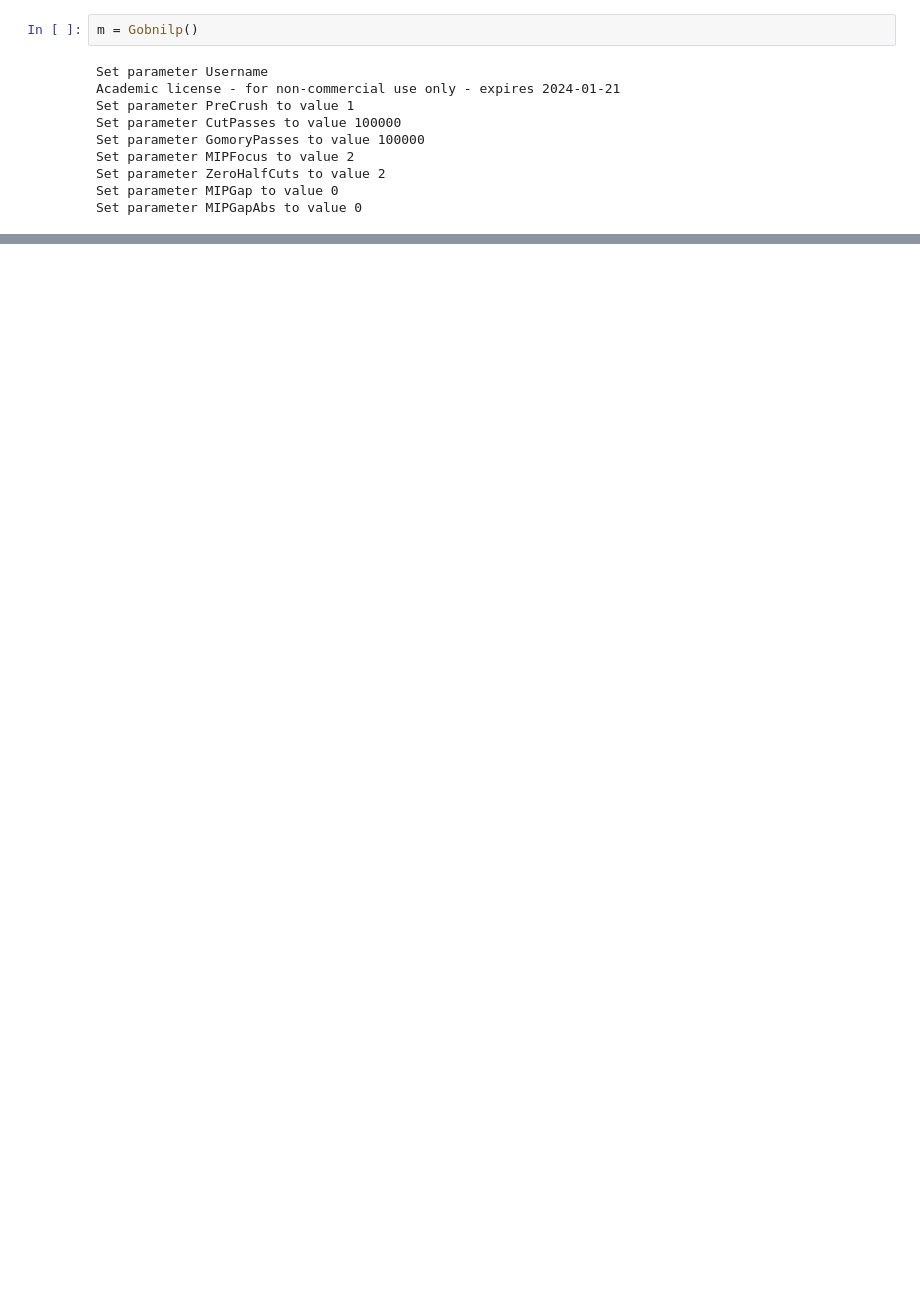
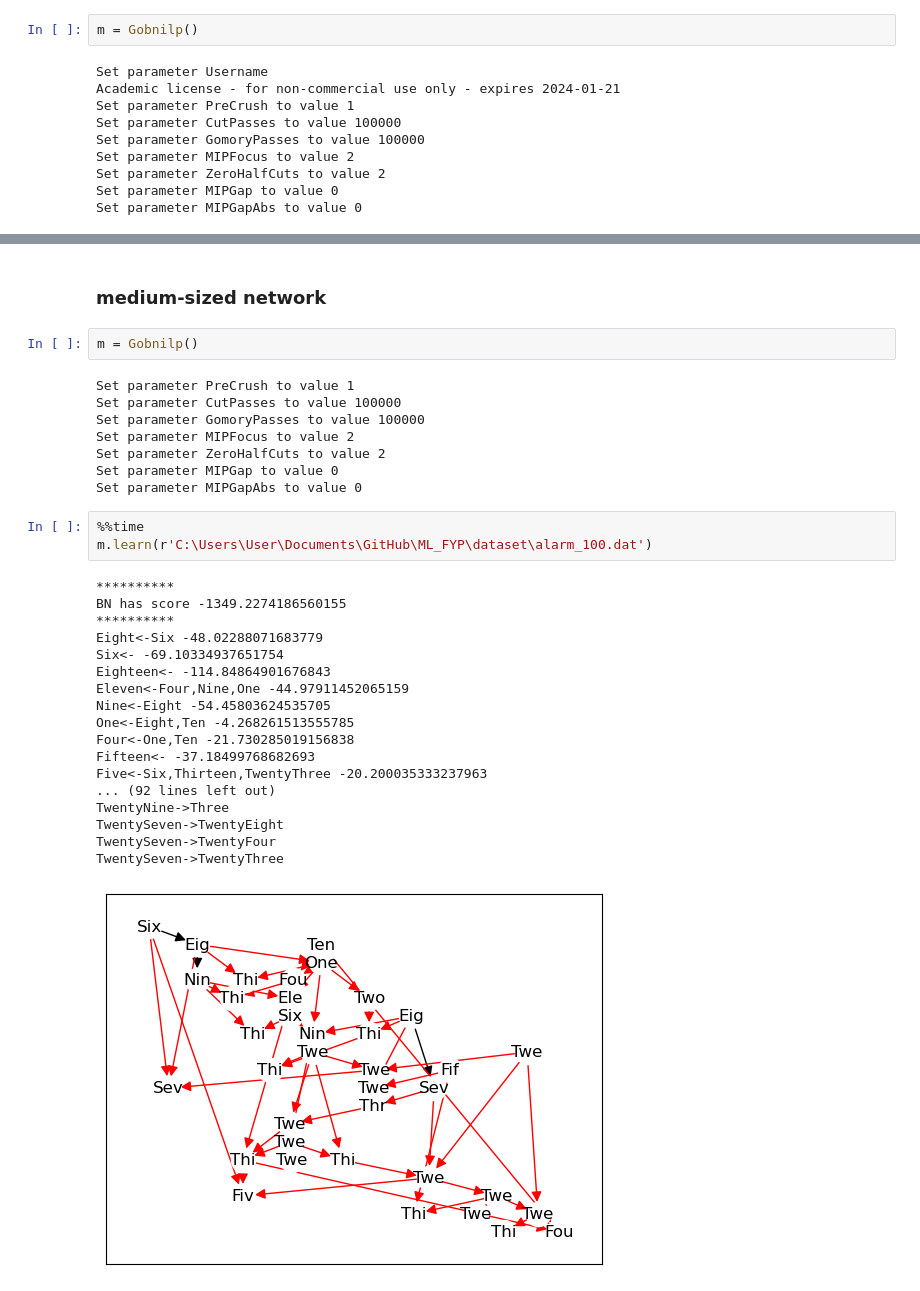
Before and after one commit to Elicit3495/ML_FYP, a Jupyter notebook: conditional.ipynb, the cells around one changed output, grey strips where cells are left out. Cells and saved outputs as stored; diff of their text form; blank space fills up the shorter version.

```diff
--- a/conditional.ipynb
+++ b/conditional.ipynb
@@ -269,0 +267,34 @@ Wall time: 628 ms
+# %% [markdown]
+### medium-sized network
+# %%
+m = Gobnilp()
+# %% [output]
+Set parameter PreCrush to value 1
+Set parameter CutPasses to value 100000
+Set parameter GomoryPasses to value 100000
+Set parameter MIPFocus to value 2
+Set parameter ZeroHalfCuts to value 2
+Set parameter MIPGap to value 0
+Set parameter MIPGapAbs to value 0
+# %%
+%%time
+m.learn(r'C:\Users\User\Documents\GitHub\ML_FYP\dataset\alarm_100.dat')
+# %% [output]
+**********
+BN has score -1349.2274186560155
+**********
+Eight<-Six -48.02288071683779
+Six<- -69.10334937651754
+Eighteen<- -114.84864901676843
+Eleven<-Four,Nine,One -44.97911452065159
+Nine<-Eight -54.45803624535705
+One<-Eight,Ten -4.268261513555785
+Four<-One,Ten -21.730285019156838
+Fifteen<- -37.18499768682693
+Five<-Six,Thirteen,TwentyThree -20.200035333237963
+... (92 lines left out)
+TwentyNine->Three
+TwentySeven->TwentyEight
+TwentySeven->TwentyFour
+TwentySeven->TwentyThree
+[figure, added]
```
Also changed, not shown: parts of 21 cells of this notebook, 1 other file.
